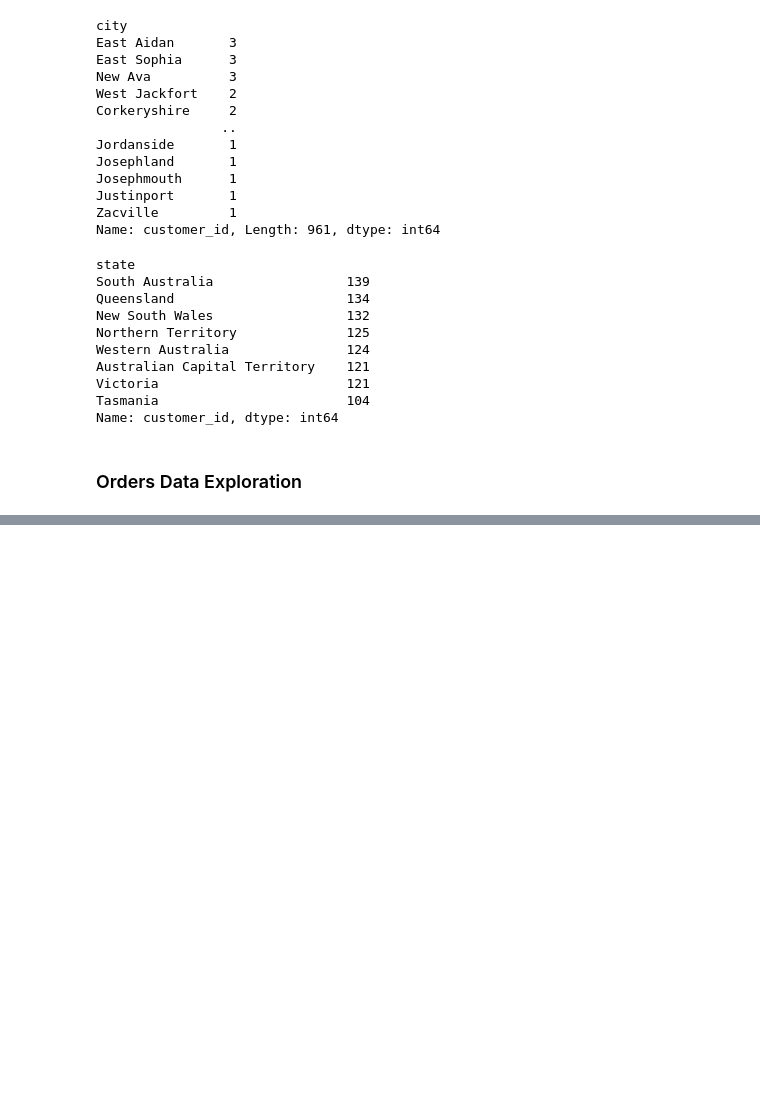
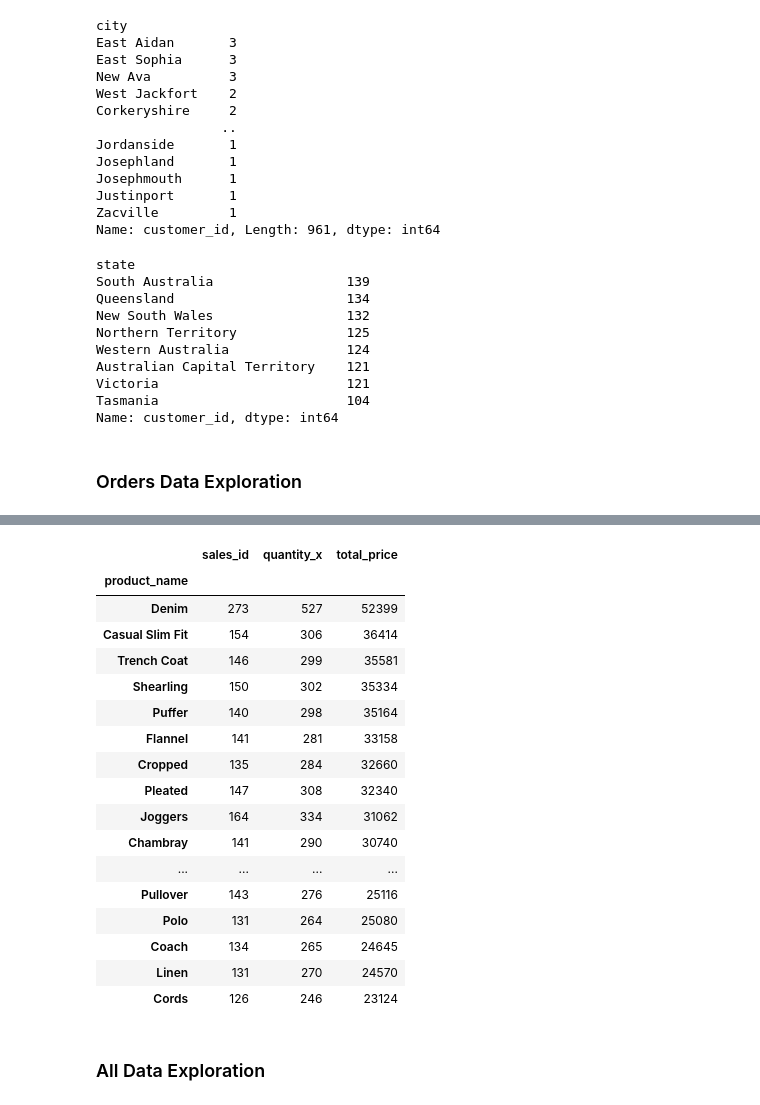
Before and after one commit to naufalmuafi/dicoding_data-analysis-project, a Jupyter notebook: main.ipynb, the cells around one changed output, grey strips where cells are left out. Saved outputs shown, nothing was run; the diff lists cells and outputs as text; code cells hidden in the pictures; blank space fills up the shorter version.

```diff
--- a/main.ipynb
+++ b/main.ipynb
@@ -473,0 +678,10 @@ orders_df["delivery_time] = round(delivery_time/86400)
+# %%
+sales_product_df = pd.merge(
+  left=sales_df,
+  right=product_df,
+  how="left",
+  left_on="product_id",
+  right_on="product_id"
+)
+
+sales_product_df.head()
@@ -473,0 +707,27 @@ orders_df["delivery_time] = round(delivery_time/86400)
+# %%
+sales_product_df.groupby(by="product_name").agg({
+  "sales_id": "nunique",
+  "quantity_x": "sum",
+  "total_price": "sum"
+}).sort_values(by="total_price", ascending=False)
+# %% [output]
+|  | sales_id | quantity_x | total_price |
+| product_name |  |  |  |
+| Denim | 273 | 527 | 52399 |
+| Casual Slim Fit | 154 | 306 | 36414 |
+| Trench Coat | 146 | 299 | 35581 |
+| Shearling | 150 | 302 | 35334 |
+| Puffer | 140 | 298 | 35164 |
+| Flannel | 141 | 281 | 33158 |
+| Cropped | 135 | 284 | 32660 |
+| Pleated | 147 | 308 | 32340 |
+| Joggers | 164 | 334 | 31062 |
+| Chambray | 141 | 290 | 30740 |
+| ... | ... | ... | ... |
+| Pullover | 143 | 276 | 25116 |
+| Polo | 131 | 264 | 25080 |
+| Coach | 134 | 265 | 24645 |
+| Linen | 131 | 270 | 24570 |
+| Cords | 126 | 246 | 23124 |
+# %% [markdown]
+### All Data Exploration
```
Also changed, not shown: parts of 28 cells of this notebook.
